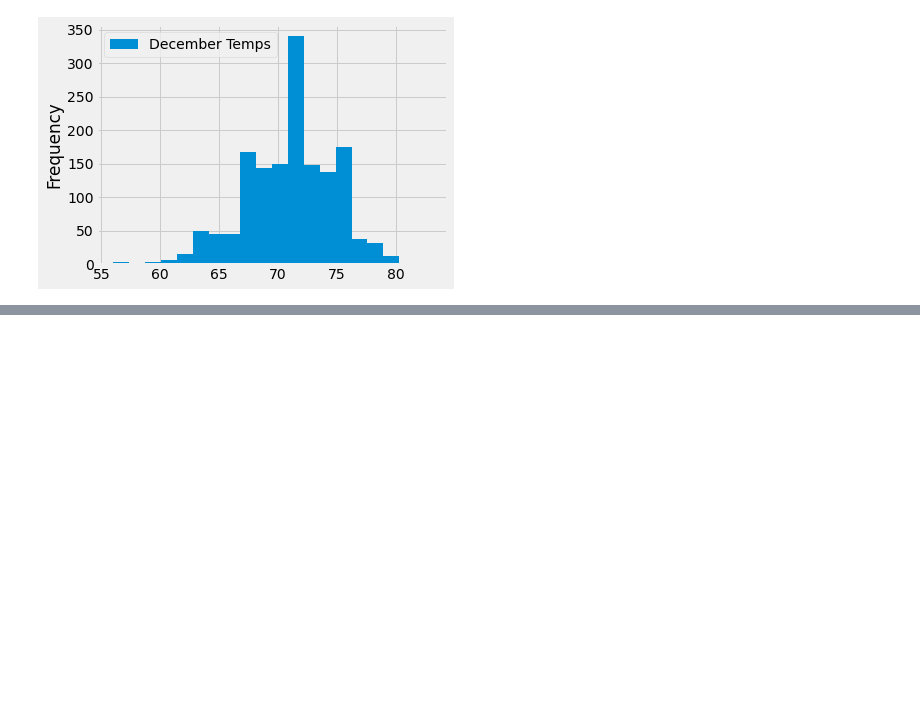
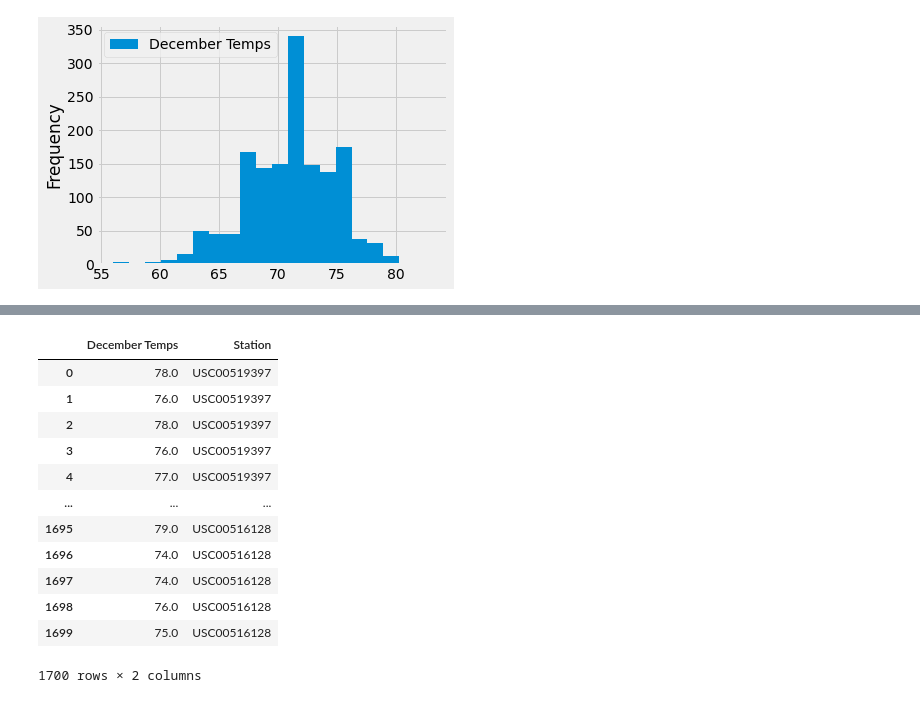
Before and after one commit to Deelacole2/surfs_up, a Jupyter notebook: SurfsUp_Challenge.ipynb, the cells around one changed output, grey strips where cells are left out. Cells and saved outputs as stored; diff of their text form; code cells hidden in the pictures; blank space fills up the shorter version.

```diff
--- a/SurfsUp_Challenge.ipynb
+++ b/SurfsUp_Challenge.ipynb
@@ -170,0 +253,17 @@ plt.tight_layout()
+# %%
+station_df_dec = pd.DataFrame(station_june, columns=['December Temps', 'Station'])
+station_df_dec
+# %% [output]
+|  | December Temps | Station |
+| 0 | 78.0 | USC00519397 |
+| 1 | 76.0 | USC00519397 |
+| 2 | 78.0 | USC00519397 |
+| 3 | 76.0 | USC00519397 |
+| 4 | 77.0 | USC00519397 |
+| ... | ... | ... |
+| 1695 | 79.0 | USC00516128 |
+| 1696 | 74.0 | USC00516128 |
+| 1697 | 74.0 | USC00516128 |
+| 1698 | 76.0 | USC00516128 |
+| 1699 | 75.0 | USC00516128 |
+1700 rows × 2 columns
```
Also changed, not shown: parts of 9 cells of this notebook, 3 other files.
